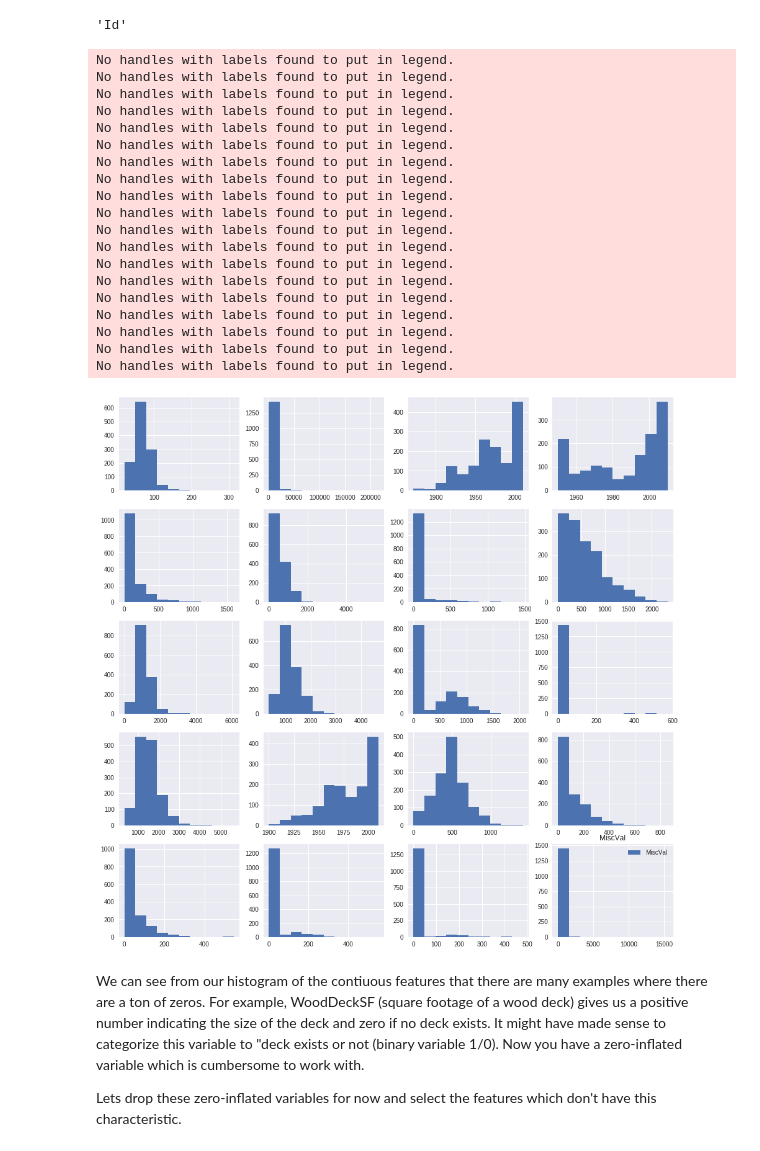
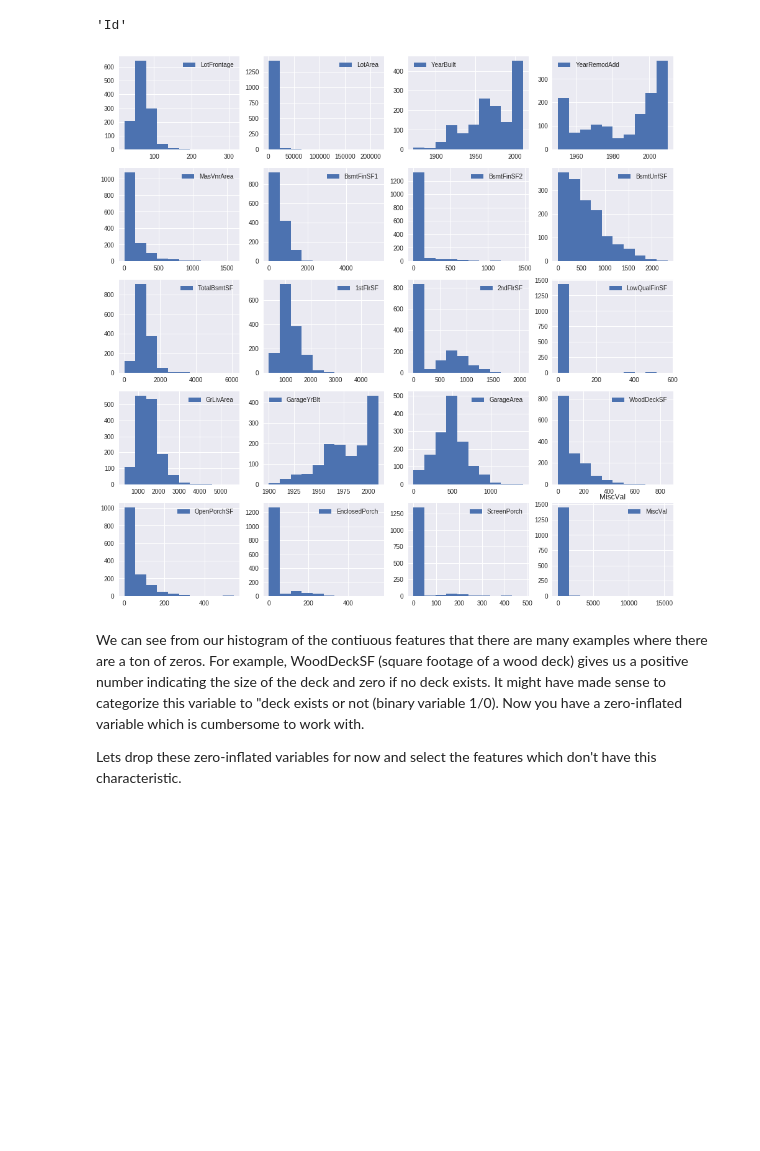
Before and after one commit to OsterMendel/dsc-feature-scaling-and-normalization-lab-nyc-ds-033020, a Jupyter notebook: index.ipynb, the cells around one changed output. Cells and saved outputs as stored; diff of their text form; code cells hidden in the pictures; blank space fills up the shorter version.

```diff
--- a/index.ipynb
+++ b/index.ipynb
@@ -45,31 +45,12 @@ contin.pop(0)
 # %%
 fig, axes = plt.subplots(5,4,figsize=(16,16))
 
 for var, ax in zip(contin,axes.flat):
     plt.title(var);
     ax.hist(ames[var],label=var);
-    plt.legend()
+    ax.legend()
 # %% [output]
-No handles with labels found to put in legend.
-No handles with labels found to put in legend.
-No handles with labels found to put in legend.
-No handles with labels found to put in legend.
-No handles with labels found to put in legend.
-No handles with labels found to put in legend.
-No handles with labels found to put in legend.
-No handles with labels found to put in legend.
-No handles with labels found to put in legend.
-No handles with labels found to put in legend.
-No handles with labels found to put in legend.
-No handles with labels found to put in legend.
-No handles with labels found to put in legend.
-No handles with labels found to put in legend.
-No handles with labels found to put in legend.
-No handles with labels found to put in legend.
-No handles with labels found to put in legend.
-No handles with labels found to put in legend.
-No handles with labels found to put in legend.
-[figure, old version]
+[figure, new version]
 # %% [markdown]
 We can see from our histogram of the contiuous features that there are many examples where there are a ton of zeros. For example, WoodDeckSF (square footage of a wood deck) gives us a positive number indicating the size of the deck and zero if no deck exists. It might have made sense to categorize this variable to "deck exists or not (binary variable 1/0). Now you have a zero-inflated variable which is cumbersome to work with.
 
```
